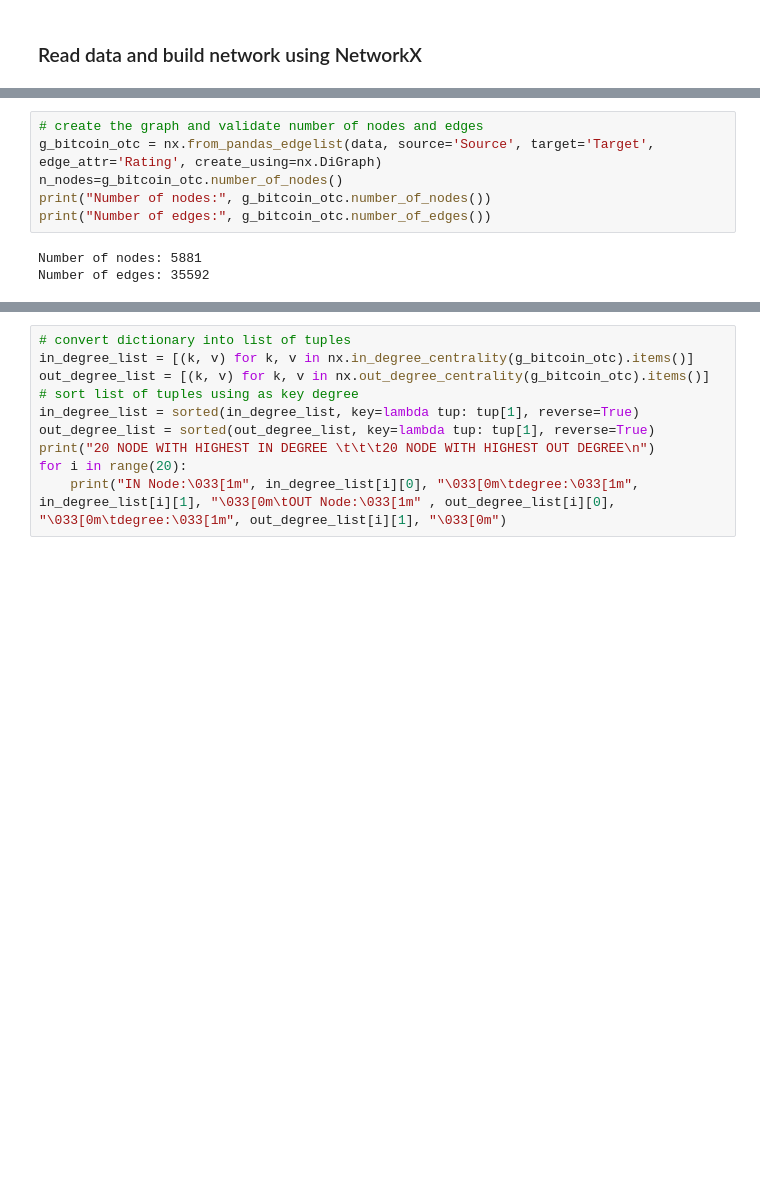
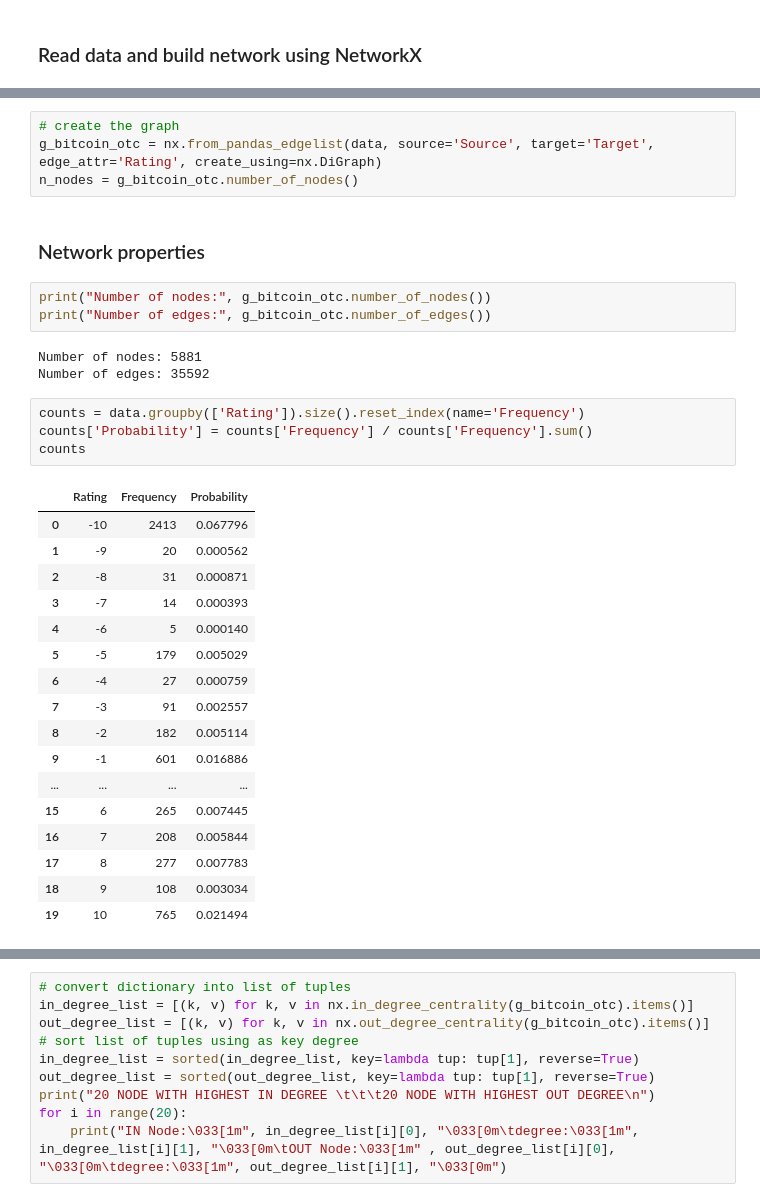
Before and after one commit to LukaszNiewinski/Network-Science, a Jupyter notebook: directed_network.ipynb, the cells around one changed output, grey strips where cells are left out. Saved outputs shown, nothing was run; the diff lists cells and outputs as text; blank space fills up the shorter version.

```diff
--- a/directed_network.ipynb
+++ b/directed_network.ipynb
@@ -42,11 +50,36 @@ data
 | 35591 | 1128 | 13 | 2 | 1.453684e+09 |
 35592 rows × 4 columns
 # %%
-# create the graph and validate number of nodes and edges
+# create the graph
 g_bitcoin_otc = nx.from_pandas_edgelist(data, source='Source', target='Target', edge_attr='Rating', create_using=nx.DiGraph)
-n_nodes=g_bitcoin_otc.number_of_nodes()
-print("Number of nodes:", g_bitcoin_otc.number_of_nodes())
-print("Number of edges:", g_bitcoin_otc.number_of_edges())
+n_nodes = g_bitcoin_otc.number_of_nodes()
-# %% [output]
-Number of nodes: 5881
-Number of edges: 35592
+# %% [markdown]
+### Network properties
+# %%
+print("Number of nodes:", g_bitcoin_otc.number_of_nodes())
+print("Number of edges:", g_bitcoin_otc.number_of_edges())
+# %% [output]
+Number of nodes: 5881
+Number of edges: 35592
+# %%
+counts = data.groupby(['Rating']).size().reset_index(name='Frequency')
+counts['Probability'] = counts['Frequency'] / counts['Frequency'].sum()
+counts
+# %% [output]
+|  | Rating | Frequency | Probability |
+| 0 | -10 | 2413 | 0.067796 |
+| 1 | -9 | 20 | 0.000562 |
+| 2 | -8 | 31 | 0.000871 |
+| 3 | -7 | 14 | 0.000393 |
+| 4 | -6 | 5 | 0.000140 |
+| 5 | -5 | 179 | 0.005029 |
+| 6 | -4 | 27 | 0.000759 |
+| 7 | -3 | 91 | 0.002557 |
+| 8 | -2 | 182 | 0.005114 |
+| 9 | -1 | 601 | 0.016886 |
+| ... | ... | ... | ... |
+| 15 | 6 | 265 | 0.007445 |
+| 16 | 7 | 208 | 0.005844 |
+| 17 | 8 | 277 | 0.007783 |
+| 18 | 9 | 108 | 0.003034 |
+| 19 | 10 | 765 | 0.021494 |
```
Also changed, not shown: parts of 5 cells of this notebook, 1 other file.
